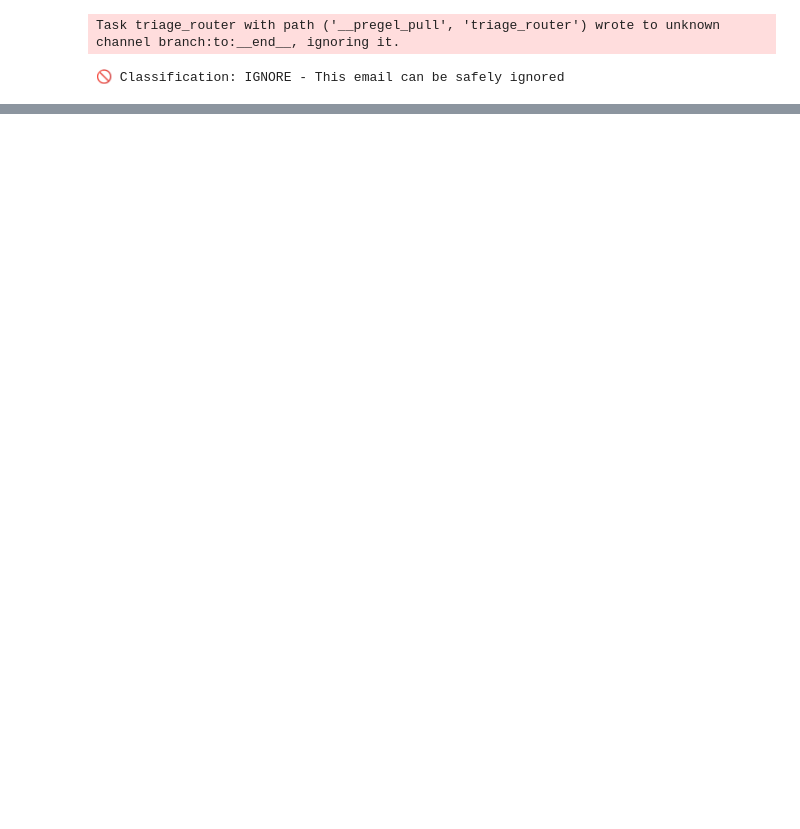
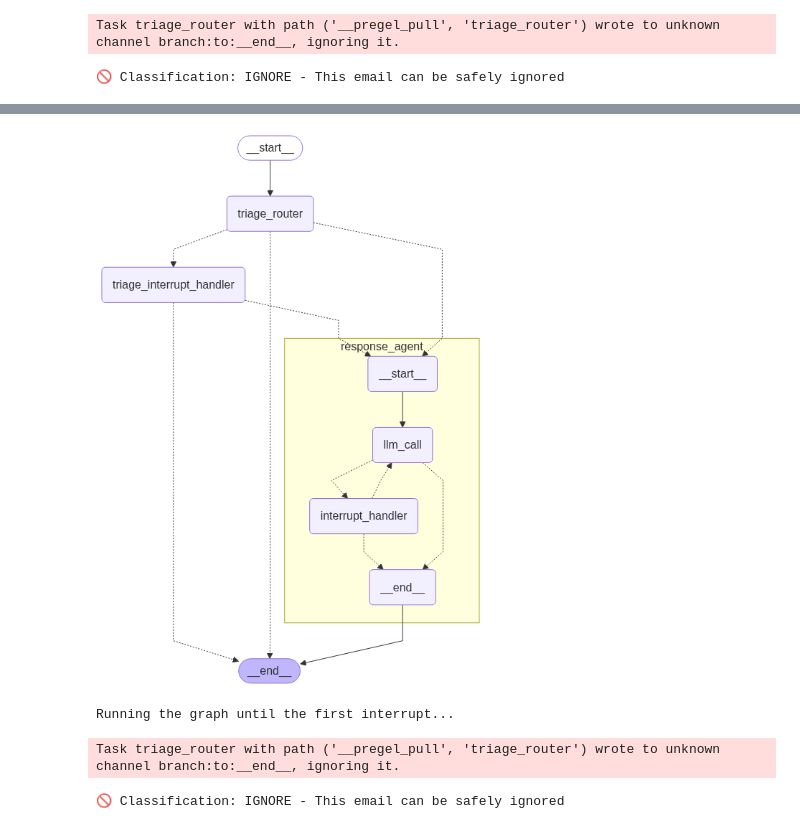
Before and after one commit to codebasetwo/email_assistant, a Jupyter notebook: notebooks/explore.ipynb, the cells around one changed output, grey strips where cells are left out. Saved outputs shown, nothing was run; the diff lists cells and outputs as text; code cells hidden in the pictures; blank space fills up the shorter version.

Commit message:
implemented human in the loop with memory
in a separate notebook i finally was able to implement hitl

```diff
--- a/notebooks/explore.ipynb
+++ b/notebooks/explore.ipynb
@@ -1051,7 +1034,7 @@ def triage_router(state: State, config, store) -> Command[
         print("📧 Classification: RESPOND - This email requires a response")
         goto = "response_agent"
         update = {
-            "classification_decision": result.classification
+            "classification_decision": result.classification,
             "messages": [
                 {
                     "role": "user",
@@ -1066,8 +1049,8 @@ def triage_router(state: State, config, store) -> Command[
     elif result.classification == "notify":
         # If real life, this would do something else
         print("🔔 Classification: NOTIFY - This email contains important information")
-        update ={
-            "classification_decision": result.classification
+        update = {
+            "classification_decision":result.classification,
         }
         goto = "triage_interrupt_handler"
     else:
@@ -1099,7 +1082,7 @@ def format_email(subject, author, to, email_thread, email_id=None):
 # %%
 from langgraph.types import interrupt, Command
 
-def traige_interrupt_handler(state: State)-> Command[
+def triage_interrupt_handler(state: State)-> Command[
     Literal["response_agent", "__end__"]
     ]:
     # Parse email
@@ -1162,7 +1145,7 @@ class NotifyState(MessagesState):
 # %%
 # Email assistant with HITL prompt
 from datetime import datetime
-agent_system_prompt_hitl = """
+agent_system_memory_prompt_hitl = """
 < Role >
 You are a top-notch executive assistant who cares about helping your executive perform as well as possible.
 </ Role >
@@ -1184,6 +1167,7 @@ When handling emails, follow these steps:
 7. If you scheduled a meeting, then draft a short response email using the write_email tool
 8. After using the write_email tool, the task is complete
 9. If you have sent the email, then use the Done tool to indicate that the task is complete
+{agent_instruct_prompt}
 </ Instructions >
 
 < Background >
@@ -1225,3 +1185,18 @@ def create_notify_prompt(state:NotifyState, config, store):
+# %%
+manage_memory_tool = create_manage_memory_tool(
+    namespace=(
+        "email_assistant",
+        "{langgraph_user_id}",
+        "collection"
+    )
+)
+search_memory_tool = create_search_memory_tool(
+    namespace=(
+        "email_assistant",
+        "{langgraph_user_id}",
+        "collection"
+    )
+)
 # %%
 notify_tools = [
     write_email,
@@ -1468,7 +1504,7 @@ def interrupt_handler(state: State) -> Command[Literal["llm_call", "__end__"]]:
 
     return Command(goto=goto, update=update)
 # %%
-from email_assistant.utils import show_graph
+
 class StateInput(TypedDict):
     # This is the input to the state
     email_input: dict
@@ -1486,43 +1522,51 @@ def should_continue(state: State) -> Literal["interrupt_handler", "__end__"]:
                 return "interrupt_handler"
 
 # Build workflow
-agent_builder = StateGraph(State)
+agent_builder = StateGraph(NotifyState)
 
 # Add nodes
 agent_builder.add_node("llm_call", llm_call)
 agent_builder.add_node("interrupt_handler", interrupt_handler)
 
 # Add edges
 agent_builder.add_edge(START, "llm_call")
 agent_builder.add_conditional_edges(
     "llm_call",
     should_continue,
     {
         "interrupt_handler": "interrupt_handler",
         END: END,
     },
 )
-
+checkpointer = InMemorySaver()
 # Compile the agent
-response_agent = agent_builder.compile()
+response_agent = agent_builder.compile(checkpointer, store=store)
 
 # Build overall workflow
 overall_workflow = (
-    StateGraph(State, input=StateInput)
+    StateGraph(NotifyState, input_schema=StateInput)
     .add_node(triage_router)
     .add_node(triage_interrupt_handler)
     .add_node("response_agent", response_agent)
     .add_edge(START, "triage_router")
 
 )
 checkpointer = InMemorySaver()
-email_agent = overall_workflow.compile()
+email_agent = overall_workflow.compile(checkpointer, store=store)
 # Show the agent
 display(Image(email_agent.get_graph(xray=True).draw_mermaid_png()))
+# %% [output]
+[figure, added]
 # %%
-graph = overall_workflow.compile(checkpointer=checkpointer)
-thread_id_1 = uuid.uuid4()
-thread_config_1 = {"configurable": {"thread_id": thread_id_1}}
+graph = overall_workflow.compile(checkpointer=checkpointer, store=store)
+thread_id_1 = uuid4()
+thread_config_1 = {"configurable": {"thread_id": thread_id_1, "langgraph_user_id": user_id}}
+email_input_respond = {
+    "to": "Lance Martin <lance@company.com>",
+    "author": "Project Manager <pm@client.com>",
+    "subject": "Tax season let's schedule call",
+    "email_thread": "Lance,\n\nIt's tax season again, and I wanted to schedule a call to discuss your tax planning strategies for this year. I have some suggestions that could potentially save you money.\n\nAre you available sometime next week? Tuesday or Thursday afternoon would work best for me, for about 45 minutes.\n\nRegards,\nProject Manager"
+}
 
 # Run the graph until a tool call that we choose to interrupt
 print("Running the graph until the first interrupt...")
@@ -1532,6 +1576,10 @@ for chunk in graph.stream({"email_input": email_input_respond}, config=thread_co
         Interrupt_Object = chunk['__interrupt__'][0]
         print("\nINTERRUPT OBJECT:")
         print(f"Action Request: {Interrupt_Object.value[0]['action_request']}")
+# %% [output]
+Running the graph until the first interrupt...
+Task triage_router with path ('__pregel_pull', 'triage_router') wrote to unknown channel branch:to:__end__, ignoring it.
+🚫 Classification: IGNORE - This email can be safely ignored
 # %%
 from langgraph.types import Command
 
```
Also changed, not shown: parts of 18 cells of this notebook, 1 other file.
